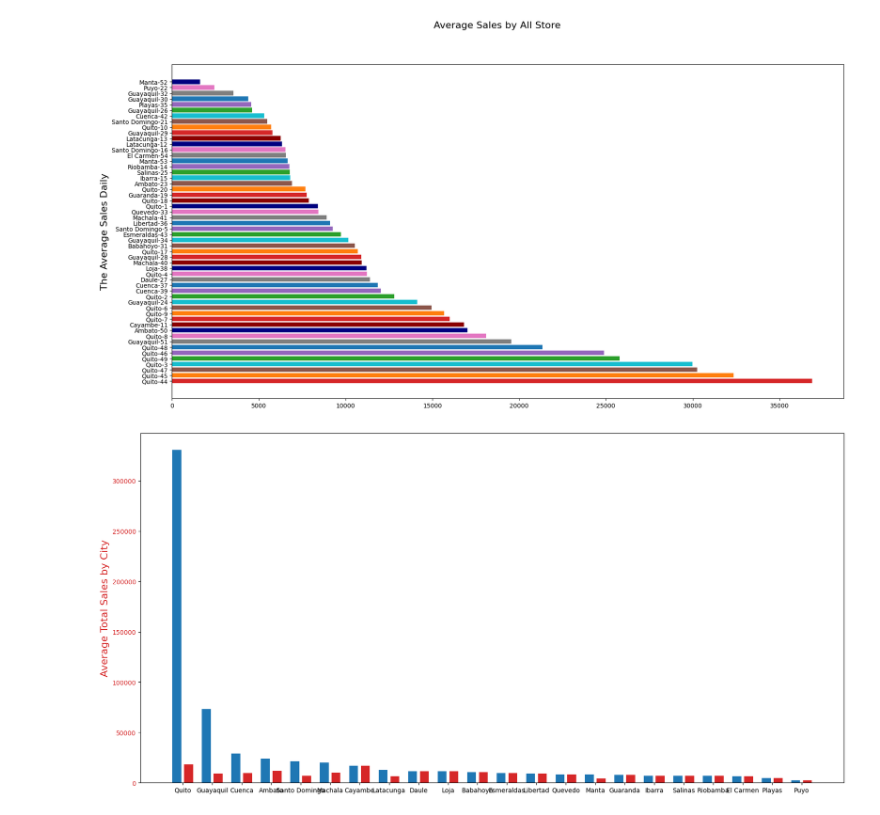
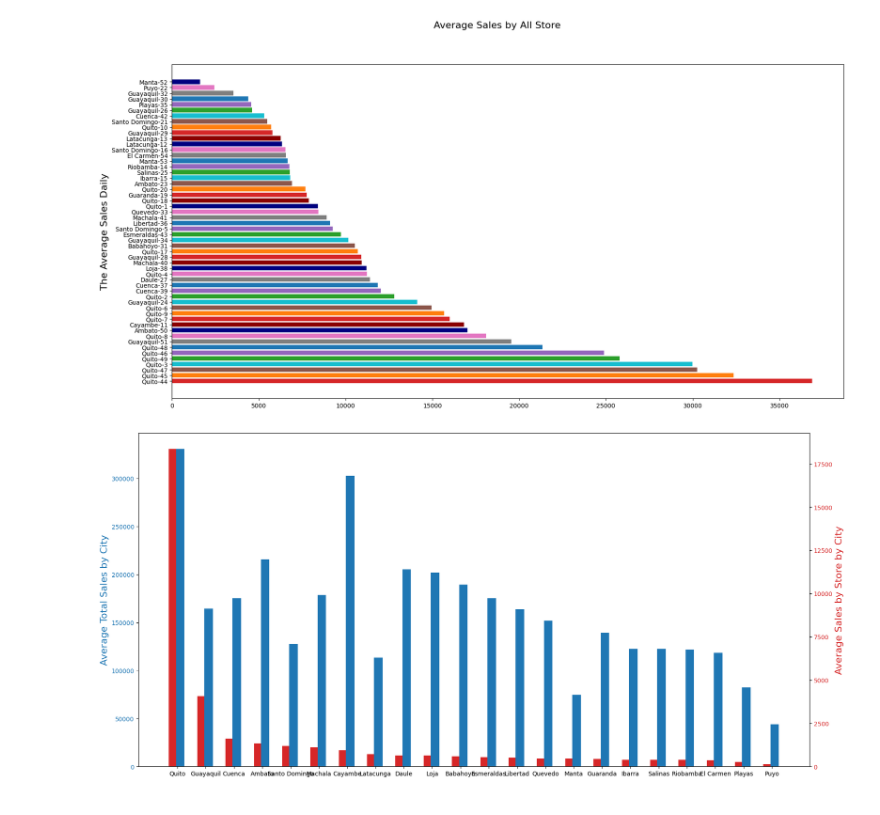
Before and after one commit to Riehantunut/DD2221Project, a Jupyter notebook: rgand.ipynb, the cells around one changed output. Saved outputs shown, nothing was run; the diff lists cells and outputs as text; code cells hidden in the pictures.

Commit message:
lite mer data visualisation

```diff
--- a/rgand.ipynb
+++ b/rgand.ipynb
@@ -171,6 +171,9 @@ for store in range(1,store_nbr_id+1):
 sales_by_store_id = spark.createDataFrame(sales_by_store_id)
 #sales_by_store_id.show()
 # %%
+from numpy import select
+
+
 top_city = top_city_df.select(['city']).rdd.map(lambda r: r[0]).collect()
 
 sales_by_city = list()
@@ -182,5 +185,5 @@ for city_ in top_city:
     sales_by_city.append({'city':city_,
     'sum':sales_by_store_id.filter(sales_by_store_id.city == city_).agg({'sale':'sum'}).first()['sum(sale)'],
     'mean':sales_by_store_id.filter(sales_by_store_id.city == city_).agg({'sale':'avg'}).first()['avg(sale)']})
-sales_by_city = spark.createDataFrame(sales_city)
-sales_by_city.show()
+sales_by_city = spark.createDataFrame(sales_by_city)
+#sales_by_city.show()
@@ -237,23 +202,24 @@ ax0.set_ylabel('The Average Sales Daily',  fontsize=16);
 # %% [output]
 [figure]
 # %%
-color1 = "tab:red"
-color2 = "tab:blue"
-fig, ax1 = plt.subplots(figsize=figsize)
+color2 = "tab:red"
+color1 = "tab:blue"
+fig,ax1= plt.subplots(figsize=figsize)
 sum = [val[0] for val in sales_by_city_sum.select('sum').collect()]
 
 mean = [val[0] for val in sales_by_city_sum.select('mean').collect()]
 cities = [val[0] for val in sales_by_city_sum.select('city').collect()]
 x = np.arange(len(cities))
-plt.bar(x-0.2,sum,color=color2,width=0.3)
+plt.bar(x-0.1,sum,color=color2,width=0.4)
+ax2 = ax1.twinx()
 
-plt.bar(x+0.2,mean,color=color1,width=0.3)
+plt.bar(x+0.1,mean,color=color1,width=0.3)
 plt.xticks(x,cities)
 
 ############# Style Set up ###############
 ax1.set_ylabel('Average Total Sales by City', color=color1, fontsize=16)
 ax1.tick_params(axis='y', labelcolor=color1)
 ax2.set_ylabel('Average Sales by Store by City', color=color2, fontsize=16)
 ax2.tick_params(axis='y', labelcolor=color2)
 # %% [output]
-[figure, old version]
+[figure, new version]
```
Also changed, not shown: parts of 9 cells of this notebook.
